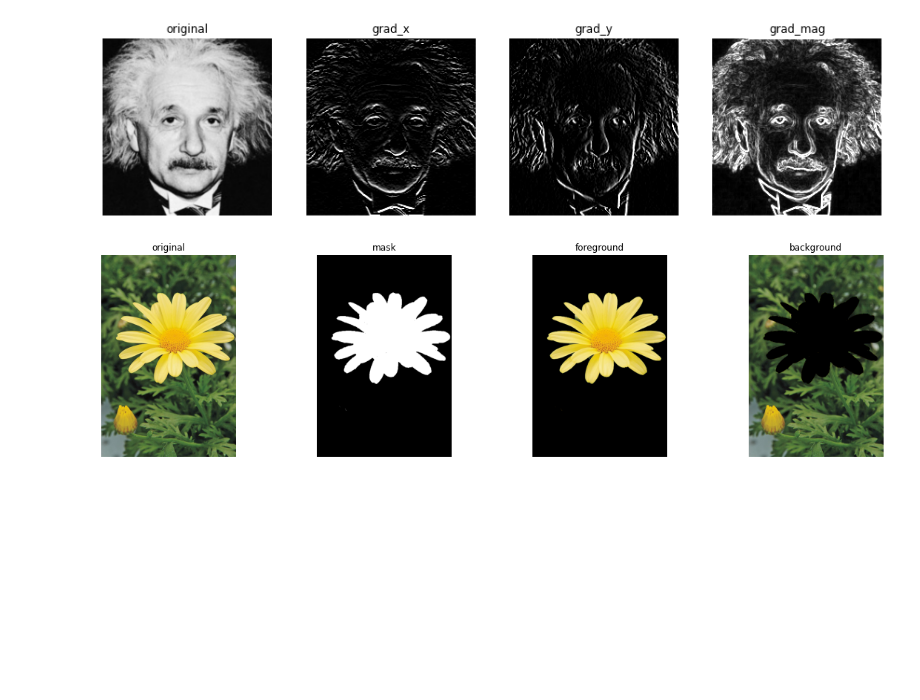
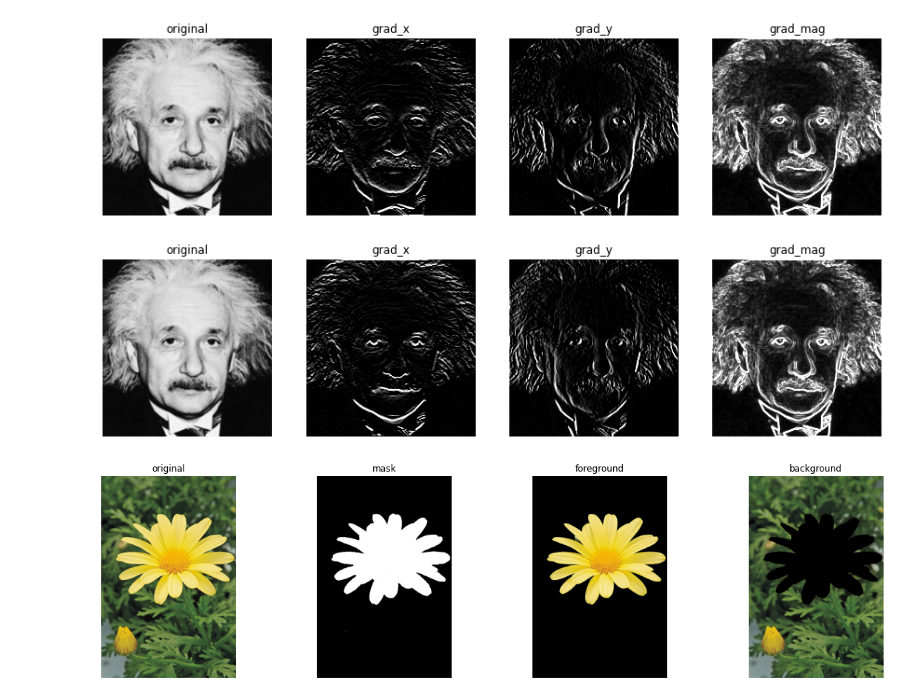
Before and after one commit to KCSAbeywickrama/EN2550-Excercises, a Jupyter notebook: Assignment_01/190018V_a01_codes.ipynb, the cells around one changed output. Cells and saved outputs as stored; diff of their text form; code cells hidden in the pictures; blank space fills up the shorter version.

```diff
--- a/Assignment_01/190018V_a01_codes.ipynb
+++ b/Assignment_01/190018V_a01_codes.ipynb
@@ -176,20 +259,15 @@ for axi in ax.ravel(): axi.axis('off')
 # %%
 # 6 (b)
 
-def add_padding(img,pad_i,pad_j):
-    padded=np.zeros((img.shape[0]+pad_i*2,img.shape[1]+pad_j*2)).astype(np.float32)
-    padded[pad_i:-pad_i,pad_j:-pad_j]=img
-    return padded
-
 def convolve(img,kernal):
-    a=kernal.shape[0]
-    b=kernal.shape[1]
-    flatKernal=kernal[::-1,::-1].flatten()
-    padded=add_padding(img,a//2,b//2)
+    kw=kernal.shape[0]
+    kh=kernal.shape[1]
+    kernal180=kernal[::-1,::-1]
+    padded=np.pad(img,((kw//2,kw//2),(kh//2,kh//2)))
     res=np.zeros(img.shape).astype(np.float32)
     for m in range(img.shape[0]):
         for n in range(img.shape[1]):
-            res[m,n]=np.dot(padded[m:m+a,n:n+b].flatten(),flatKernal)
+            res[m,n]=np.sum(padded[m:m+kw,n:n+kh]*kernal180)
 
     return res
 
@@ -212,6 +290,38 @@ ax[3].set_title('grad_mag')
 for axi in ax.ravel(): axi.axis('off')
 # %% [output]
 [figure]
+# %%
+# 6 (c)
+
+sobel_h1=np.array([[1],[2],[1]])
+sobel_h2=np.array([[1,0,-1]])
+
+sobel_v1=np.array([[1],[0],[-1]])
+sobel_v2=np.array([[1,2,1]])
+
+
+f_y=convolve(f,sobel_h1)
+f_y=convolve(f_y,sobel_h2)
+
+f_x=convolve(f,sobel_v1)
+f_x=convolve(f_x,sobel_v2)
+
+
+grad_mag=np.sqrt(f_x**2+f_y**2)
+
+fig,ax=plt.subplots(1,4,figsize=(15,8))
+ax[0].imshow(f,cmap='gray', vmin=0, vmax=255)
+ax[0].set_title('original')
+ax[1].imshow(f_x,cmap='gray', vmin=0, vmax=255)
+ax[1].set_title('grad_x')
+ax[2].imshow(f_y,cmap='gray', vmin=0, vmax=255)
+ax[2].set_title('grad_y')
+ax[3].imshow(grad_mag,cmap='gray', vmin=0, vmax=255)
+ax[3].set_title('grad_mag')
+
+for axi in ax.ravel(): axi.axis('off')
+# %% [output]
+[figure, added]
 # %%
 # 7 (a)
 
```
Also changed, not shown: parts of 3 cells of this notebook.
